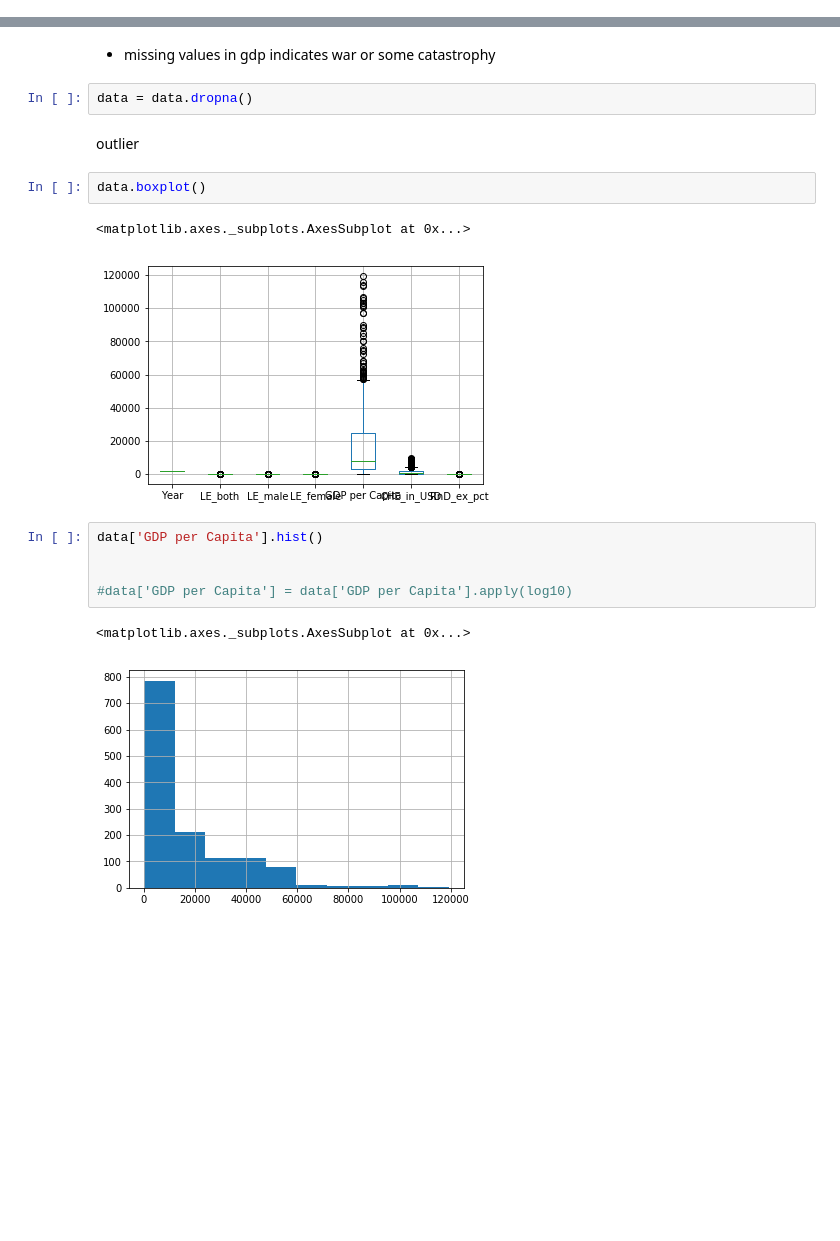
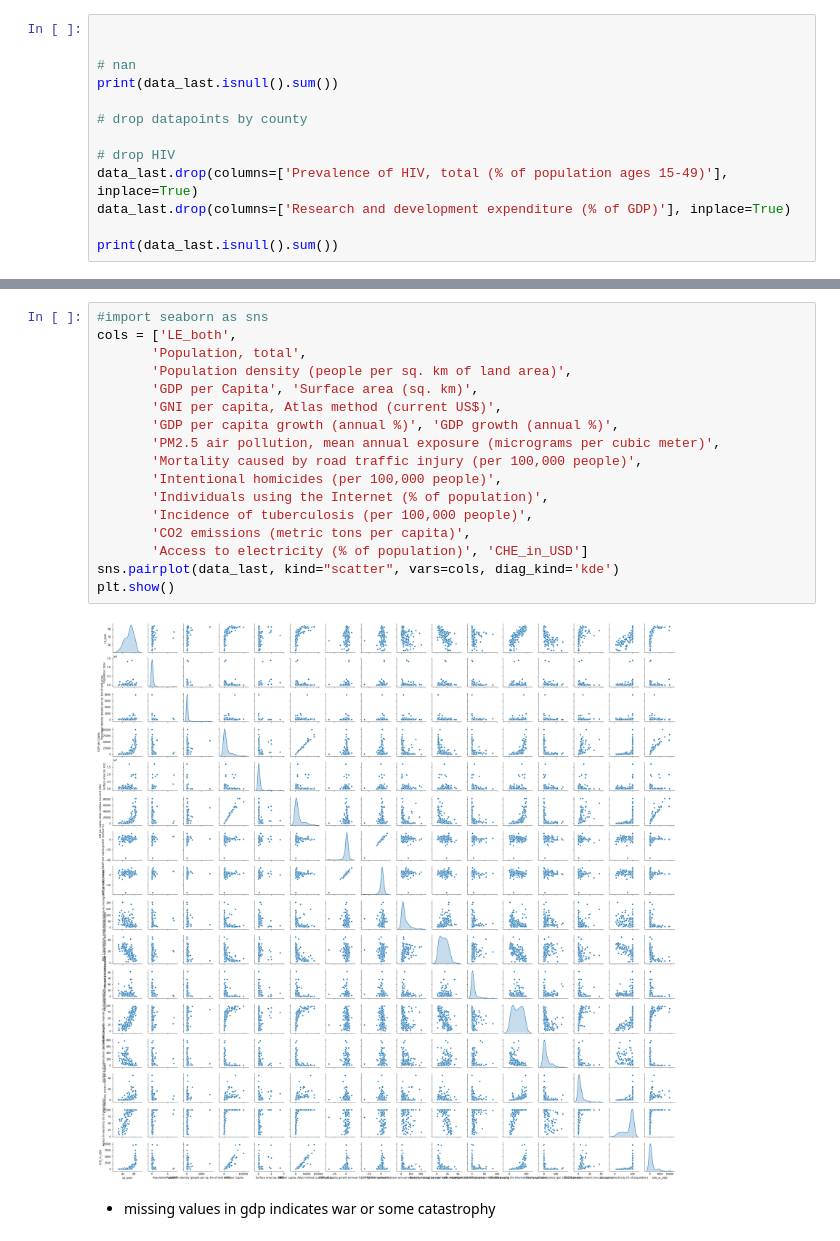
Before and after one commit to patrickFuerst/human_life_exp, a Jupyter notebook: Data_Processing(Attila).ipynb, the cells around one changed output, grey strips where cells are left out. Drawn from its saved outputs; the diff is of its cells as text; blank space fills up the shorter version.

```diff
--- a/Data_Processing(Attila).ipynb
+++ b/Data_Processing(Attila).ipynb
@@ -40,0 +74,13 @@ display(data.head())
+# %%
+
+
+# nan
+print(data_last.isnull().sum())
+
+# drop datapoints by county
+
+# drop HIV
+data_last.drop(columns=['Prevalence of HIV, total (% of population ages 15-49)'], inplace=True)
+data_last.drop(columns=['Research and development expenditure (% of GDP)'], inplace=True)
+
+print(data_last.isnull().sum())
@@ -41,19 +110,21 @@ display(data.head())
+# %%
+#import seaborn as sns
+cols = ['LE_both',
+       'Population, total',
+       'Population density (people per sq. km of land area)',
+       'GDP per Capita', 'Surface area (sq. km)',
+       'GNI per capita, Atlas method (current US$)',
+       'GDP per capita growth (annual %)', 'GDP growth (annual %)',
+       'PM2.5 air pollution, mean annual exposure (micrograms per cubic meter)',
+       'Mortality caused by road traffic injury (per 100,000 people)',
+       'Intentional homicides (per 100,000 people)',
+       'Individuals using the Internet (% of population)',
+       'Incidence of tuberculosis (per 100,000 people)',
+       'CO2 emissions (metric tons per capita)',
+       'Access to electricity (% of population)', 'CHE_in_USD']
+sns.pairplot(data_last, kind="scatter", vars=cols, diag_kind='kde')
+plt.show()
+# %% [output]
+[figure, added]
 # %% [markdown]
 * missing values in gdp indicates war or some catastrophy
-# %%
-data = data.dropna()
-# %% [markdown]
-outlier
-# %%
-data.boxplot()
-# %% [output]
-<matplotlib.axes._subplots.AxesSubplot at 0x...>
-[figure, removed]
-# %%
-data['GDP per Capita'].hist()
-
-
-#data['GDP per Capita'] = data['GDP per Capita'].apply(log10)
-# %% [output]
-<matplotlib.axes._subplots.AxesSubplot at 0x...>
-[figure, removed]
```
Also changed, not shown: parts of 15 cells of this notebook, 1 other file.
